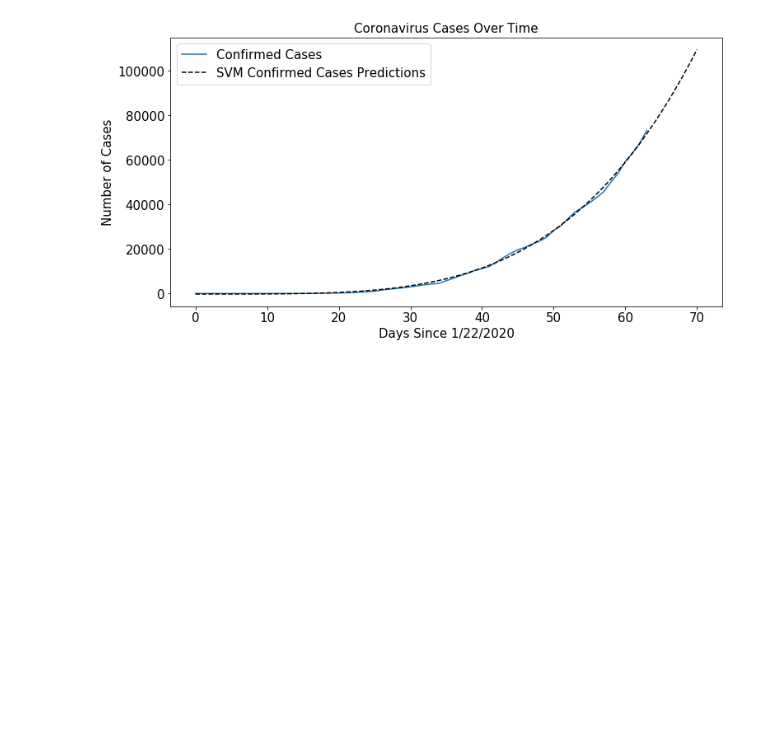
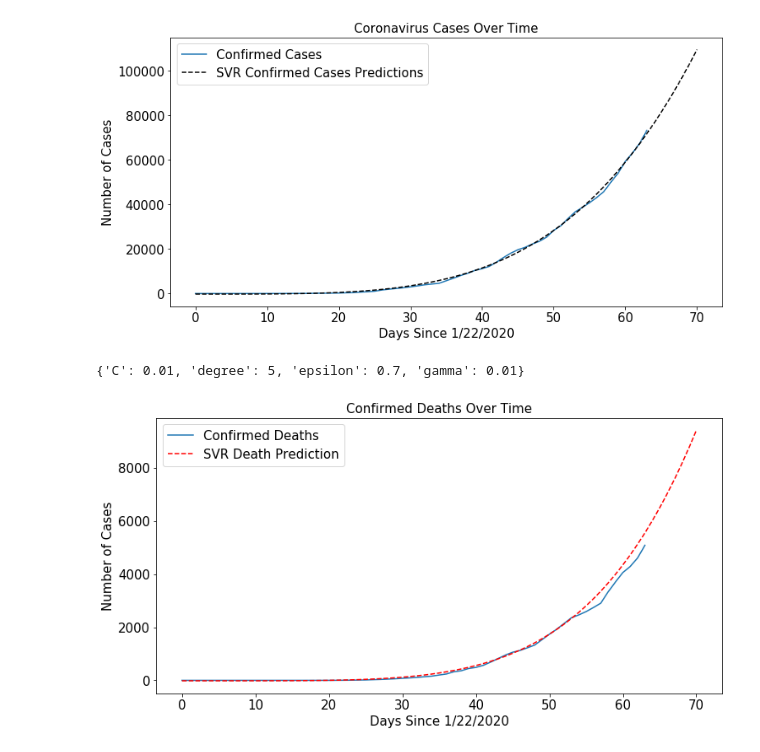
Before and after one commit to rafaelpolonio92/coronavirus-analysis, a Jupyter notebook: Coronavirus.ipynb, the cells around one changed output. Cells and saved outputs as stored; diff of their text form; code cells hidden in the pictures; blank space fills up the shorter version.

```diff
--- a/Coronavirus.ipynb
+++ b/Coronavirus.ipynb
@@ -192,11 +198,11 @@ max(accuracies)
 # %%
 # Building a Plot Chart function
 
-def plot_predictions(x, y, pred, pred_name, legend, color):
+def plot_predictions(x, y, pred, title, pred_name, legend, color):
     plt.figure(figsize=(12, 6))
     plt.plot(x, y)
     plt.plot(future_forecast, pred, linestyle='dashed', color=color)
-    plt.title('Coronavirus Cases Over Time', size=15)
+    plt.title(title, size=15)
     plt.xlabel('Days Since 1/22/2020', size=15)
     plt.ylabel('Number of Cases', size=15)
     plt.legend([legend, pred_name], prop={'size': 15})
@@ -206,6 +212,39 @@ def plot_predictions(x, y, pred, pred_name, legend, color):
 
 # Build Prediction chart
 
-plot_predictions(adjusted_brazil_dates, brazil_confirmed_cases, svr_pred, 'SVM Confirmed Cases Predictions', 'Confirmed Cases', 'black')
+plot_predictions(adjusted_brazil_dates, brazil_confirmed_cases, svr_pred, 'Coronavirus Cases Over Time', 'SVR Confirmed Cases Predictions', 'Confirmed Cases', 'black')
 # %% [output]
 [figure]
+# %%
+# Setting deaths data for training/test
+
+X_deaths_train, X_deaths, y_deaths_train, y_deaths_test = train_test_split(days_since_26_02, brazil_deaths, test_size=0.15, shuffle=False)
+
+# Model param selection for deaths
+
+c = [0.01, 0.02, 0.03]
+gamma = [0.01, 0.04, 0.07]
+epsilon = [0.7, 1]
+degree = [4, 5]
+
+svm_grid_deaths = {'C': c, 'gamma' : gamma, 'epsilon': epsilon, 'degree': degree }
+
+svm_deaths = SVR(kernel='poly')
+svm_search_deaths = GridSearchCV(svm, svm_grid, scoring='neg_mean_squared_error', cv=5, n_jobs=-1)
+svm_search_deaths.fit(X_deaths_train, y_deaths_train)
+best_params_deaths = svm_search_deaths.best_params_
+best_score_deaths = svm_search_deaths.best_score_
+# %%
+best_params_deaths
+# %% [output]
+{'C': 0.01, 'degree': 5, 'epsilon': 0.7, 'gamma': 0.01}
+# %%
+svr_deaths = SVR(kernel='poly', C=0.01, degree=5, epsilon=0.7, gamma=0.01)
+svr_deaths.fit(X_deaths_train, y_deaths_train)
+svr_deaths_pred = svr_deaths.predict(future_forecast)
+# %%
+# Plotting death prediction chart
+
+plot_predictions(adjusted_brazil_dates, brazil_deaths, svr_deaths_pred, 'Confirmed Deaths Over Time', 'SVR Death Prediction', 'Confirmed Deaths', 'red')
+# %% [output]
+[figure, added]
```
Also changed, not shown: parts of 3 cells of this notebook.
